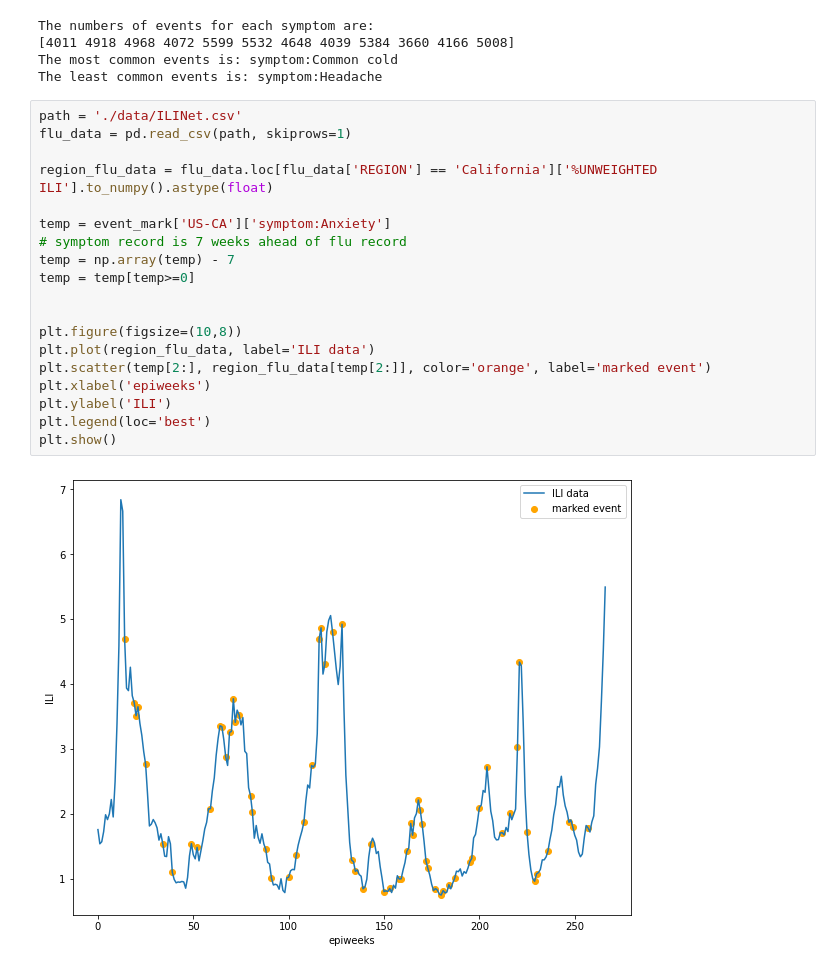
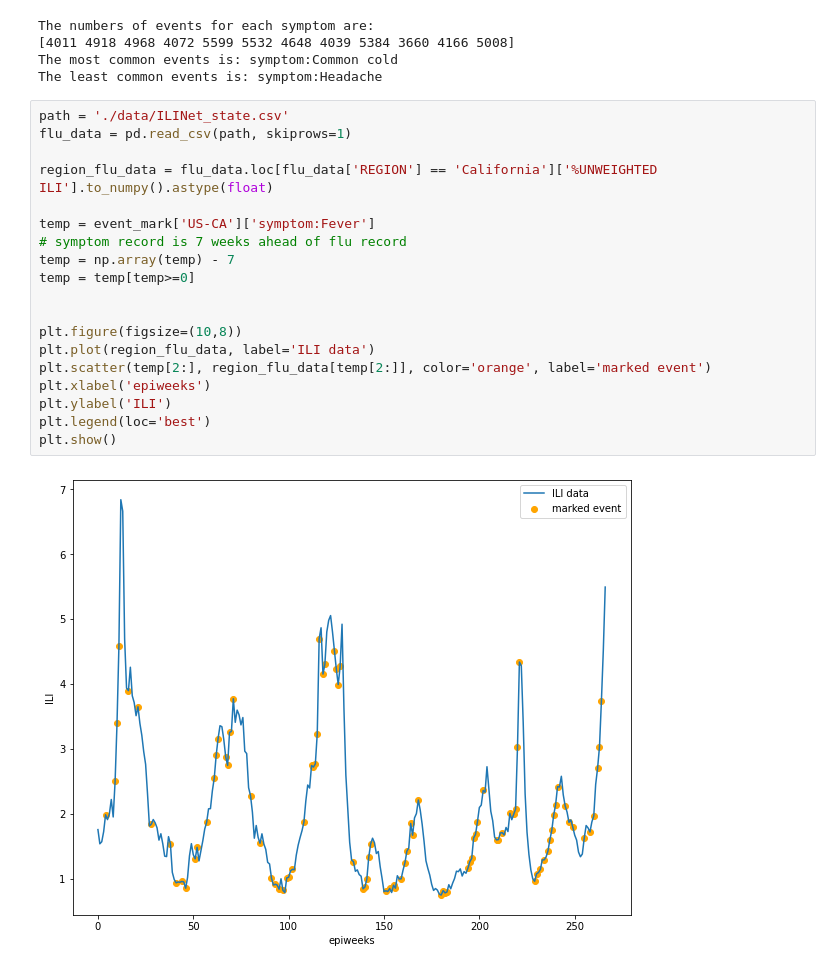
Before and after one commit to leozhao1997/FedMPP, a Jupyter notebook: data_visual.ipynb, the cells around one changed output. Drawn from its saved outputs; the diff is of its cells as text.

```diff
--- a/data_visual.ipynb
+++ b/data_visual.ipynb
@@ -100,23 +100,23 @@ The numbers of events for each symptom are:
 The most common events is: symptom:Common cold
 The least common events is: symptom:Headache
 # %%
-path = './data/ILINet.csv'
+path = './data/ILINet_state.csv'
 flu_data = pd.read_csv(path, skiprows=1)
 
 region_flu_data = flu_data.loc[flu_data['REGION'] == 'California']['%UNWEIGHTED ILI'].to_numpy().astype(float)
 
-temp = event_mark['US-CA']['symptom:Anxiety']
+temp = event_mark['US-CA']['symptom:Fever']
 # symptom record is 7 weeks ahead of flu record
 temp = np.array(temp) - 7
 temp = temp[temp>=0]
 
 
 plt.figure(figsize=(10,8))
 plt.plot(region_flu_data, label='ILI data')
 plt.scatter(temp[2:], region_flu_data[temp[2:]], color='orange', label='marked event')
 plt.xlabel('epiweeks')
 plt.ylabel('ILI')
 plt.legend(loc='best')
 plt.show()
 # %% [output]
-[figure, old version]
+[figure, new version]
```
Also changed, not shown: 3 other files.
